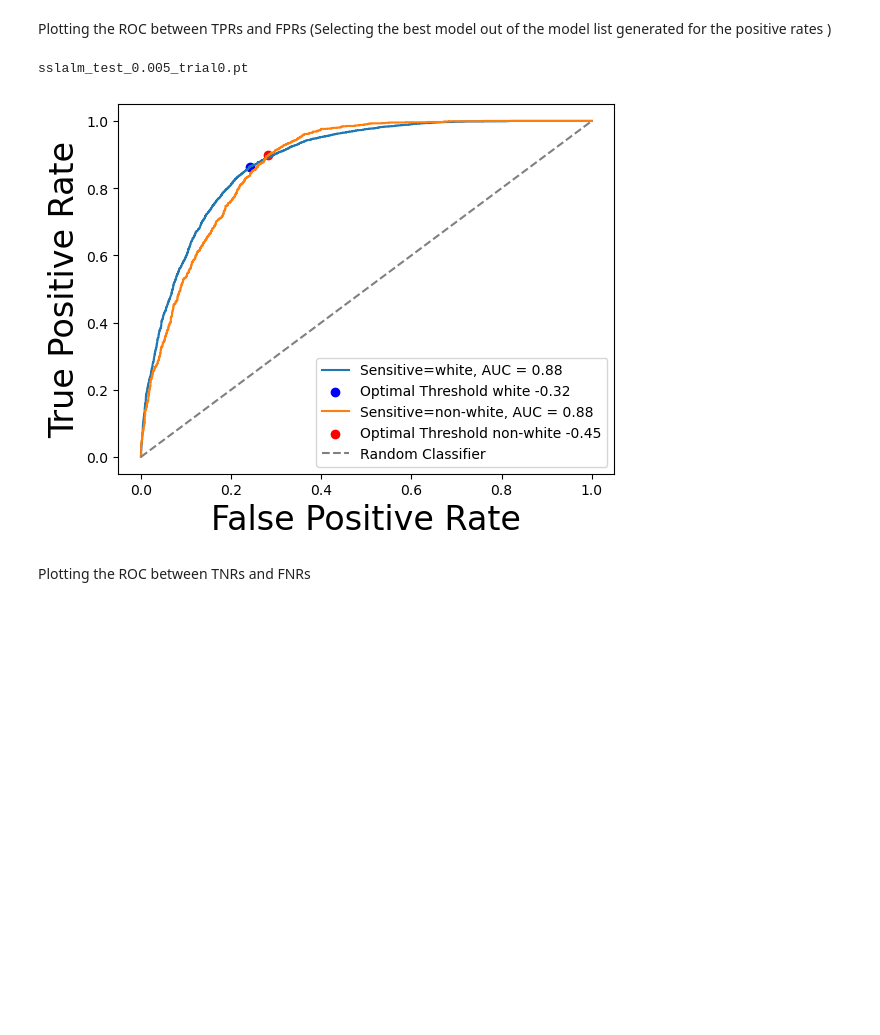
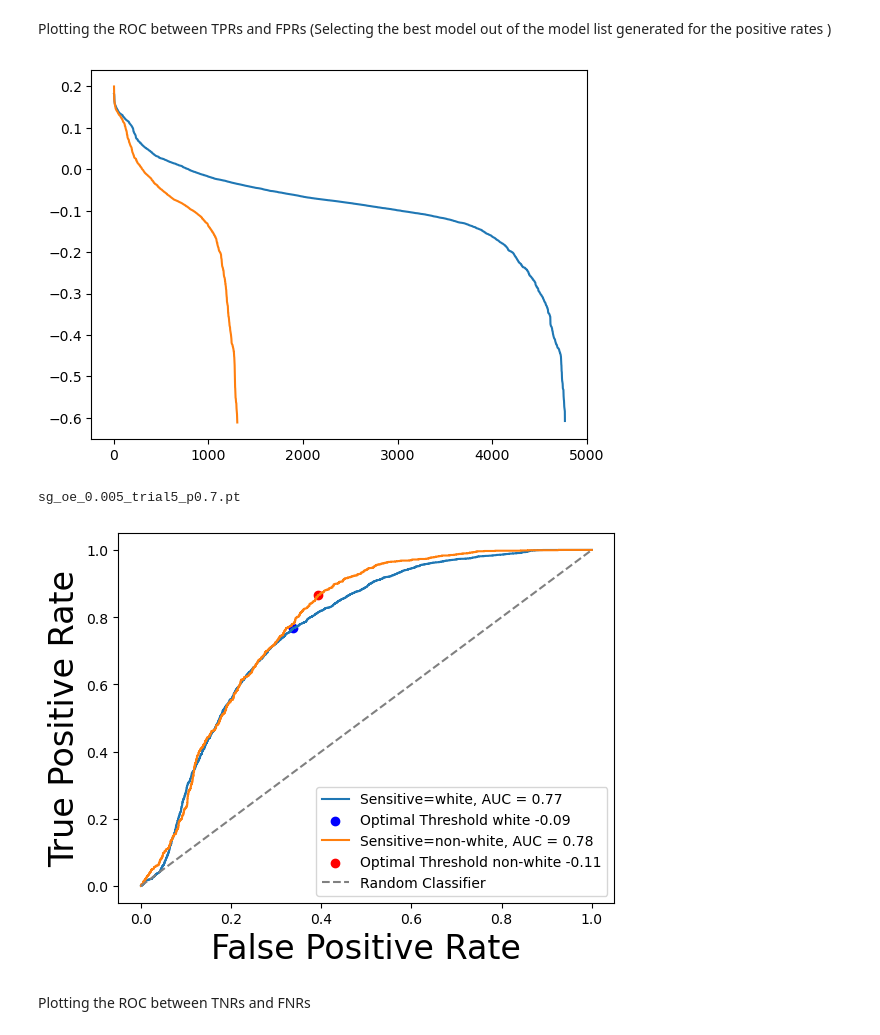
Before and after one commit to GillesBareilles/humancompatible-train, a Jupyter notebook: model_selector.ipynb, the cells around one changed output. Saved outputs shown, nothing was run; the diff lists cells and outputs as text; code cells hidden in the pictures; blank space fills up the shorter version.

```diff
--- a/model_selector.ipynb
+++ b/model_selector.ipynb
@@ -309,5 +312,28 @@ results_df_nr.sort_values(by='AUC_HM', ascending=False)
 # %% [markdown]
 Plotting the ROC between TPRs and FPRs (Selecting the best model out of the model list generated for the positive rates )
+# %%
+def plot_thr(predictions, targets, sensitive_value):
+    # Convert PyTorch tensors to numpy arrays
+    #predictions = predictions.detach().numpy()
+    #targets = targets.numpy()
+
+    # Compute ROC curve and area under the curve
+    fpr, tpr, thresholds = roc_curve(targets, predictions)
+    plt.plot(thresholds)
+
+
+with torch.inference_mode():
+    predictions_0 = model(X_test_w)
+
+    # Forward pass for subgroup with sensitive attribute A=1
+    # print(X_test_nw.shape)
+    predictions_1 = model(X_test_nw)
+
+    # Plot ROC for sensitive attribute A=0
+    plot_thr(predictions_0, y_test_w, sensitive_value=sensitive_value_0)
+    plot_thr(predictions_1, y_test_nw, sensitive_value=sensitive_value_0)
+# %% [output]
+[figure, added]
 # %%
 from sklearn.metrics import roc_curve, auc
 
@@ -376,8 +402,8 @@ plt.ylabel('True Positive Rate', fontsize=24)
 plt.legend()
 plt.show()
 # %% [output]
-sslalm_test_0.005_trial0.pt
+sg_oe_0.005_trial5_p0.7.pt
-[figure, old version]
+[figure, new version]
 # %% [markdown]
 Plotting the ROC between TNRs and FNRs
 # %%
```
Also changed, not shown: parts of 6 cells of this notebook, 43 other files.
